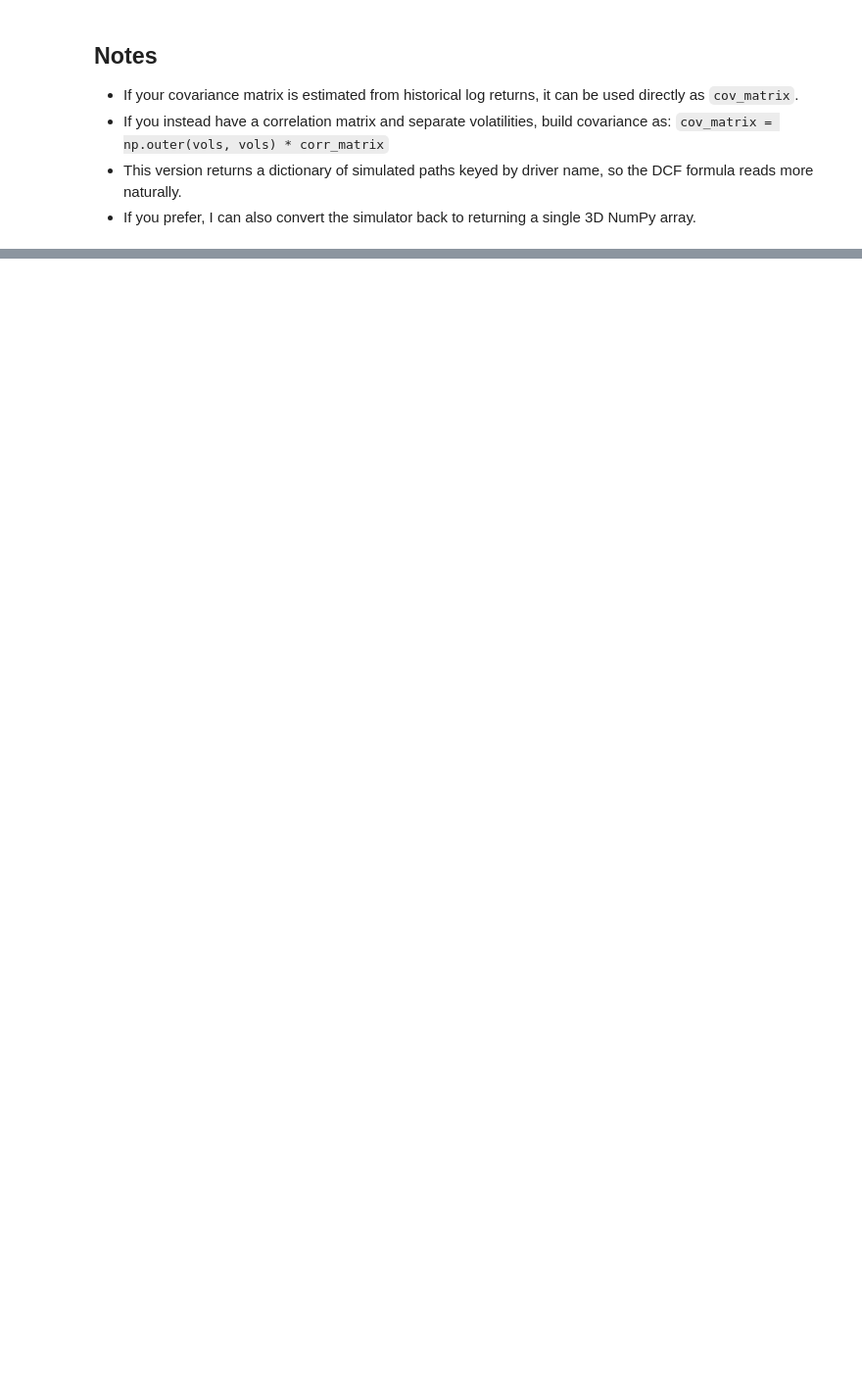
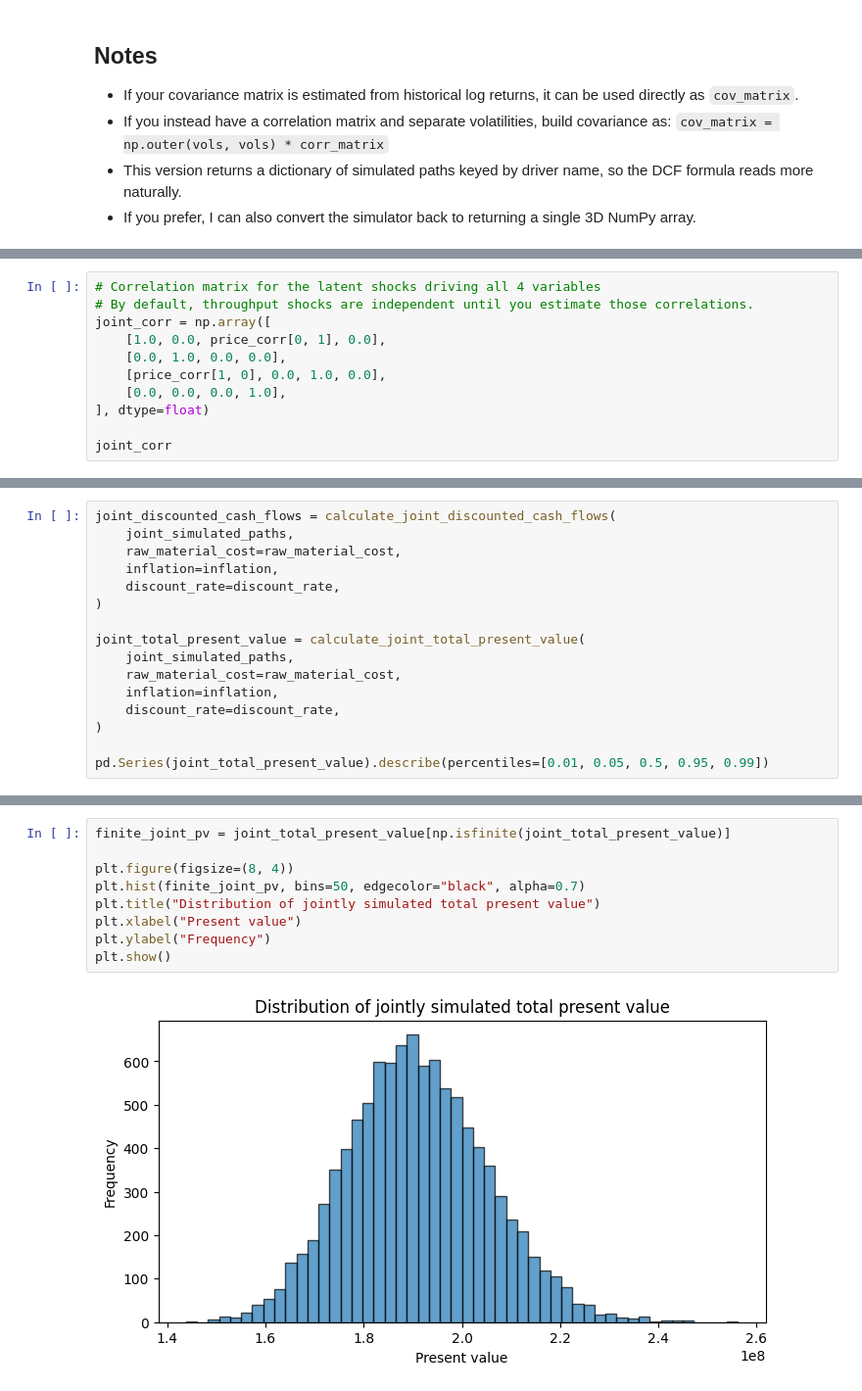
Before and after one commit to Spike-Chan-38/NUS-CN4119-Final-Year-Project-2026, a Jupyter notebook: monte_carlo_multidimGBM.ipynb, the cells around one changed output, grey strips where cells are left out. Shown at 98% size. Saved outputs shown, nothing was run; the diff lists cells and outputs as text; blank space fills up the shorter version.

```diff
--- a/monte_carlo_multidimGBM.ipynb
+++ b/monte_carlo_multidimGBM.ipynb
@@ -300,0 +355,11 @@ plt.show()
+# %%
+# Correlation matrix for the latent shocks driving all 4 variables
+# By default, throughput shocks are independent until you estimate those correlations.
+joint_corr = np.array([
+    [1.0, 0.0, price_corr[0, 1], 0.0],
+    [0.0, 1.0, 0.0, 0.0],
+    [price_corr[1, 0], 0.0, 1.0, 0.0],
+    [0.0, 0.0, 0.0, 1.0],
+], dtype=float)
+
+joint_corr
@@ -300,0 +515,16 @@ plt.show()
+# %%
+joint_discounted_cash_flows = calculate_joint_discounted_cash_flows(
+    joint_simulated_paths,
+    raw_material_cost=raw_material_cost,
+    inflation=inflation,
+    discount_rate=discount_rate,
+)
+
+joint_total_present_value = calculate_joint_total_present_value(
+    joint_simulated_paths,
+    raw_material_cost=raw_material_cost,
+    inflation=inflation,
+    discount_rate=discount_rate,
+)
+
+pd.Series(joint_total_present_value).describe(percentiles=[0.01, 0.05, 0.5, 0.95, 0.99])
@@ -300,0 +554,11 @@ plt.show()
+# %%
+finite_joint_pv = joint_total_present_value[np.isfinite(joint_total_present_value)]
+
+plt.figure(figsize=(8, 4))
+plt.hist(finite_joint_pv, bins=50, edgecolor="black", alpha=0.7)
+plt.title("Distribution of jointly simulated total present value")
+plt.xlabel("Present value")
+plt.ylabel("Frequency")
+plt.show()
+# %% [output]
+[figure, added]
```
Also changed, not shown: parts of 16 cells of this notebook.
